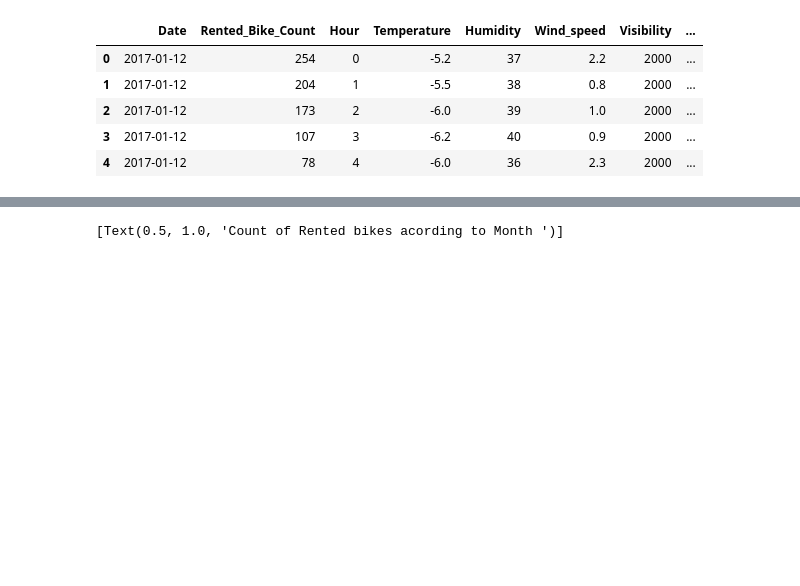
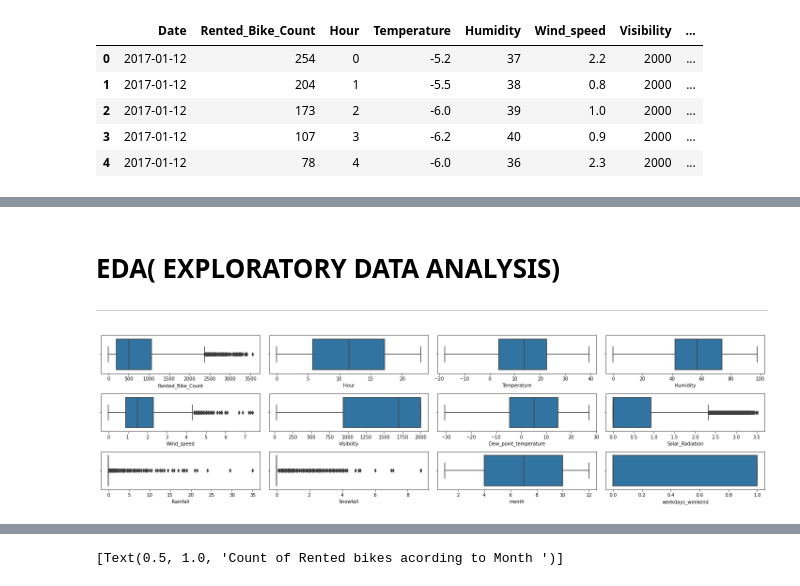
Before and after one commit to Anas182000/BIKE-SHARING-DEMAND-PREDICTION, a Jupyter notebook: Copy_of_Bike_Sharing_Demand_Prediction_Capstone_Project.ipynb, the cells around one changed output, grey strips where cells are left out. Saved outputs shown, nothing was run; the diff lists cells and outputs as text; code cells hidden in the pictures; blank space fills up the shorter version.

```diff
--- a/Copy_of_Bike_Sharing_Demand_Prediction_Capstone_Project.ipynb
+++ b/Copy_of_Bike_Sharing_Demand_Prediction_Capstone_Project.ipynb
@@ -191,3 +195,22 @@ df_copy.head()
 | 2 | 173 | 2 | -6.0 | 39 | 1.0 | 2000 | -17.7 | ... |
 | 3 | 107 | 3 | -6.2 | 40 | 0.9 | 2000 | -17.6 | ... |
 | 4 | 78 | 4 | -6.0 | 36 | 2.3 | 2000 | -18.6 | ... |
+# %% [markdown]
+# **EDA( EXPLORATORY DATA ANALYSIS)**
+
+---
+# %%
+#CHECKING FOR OUTLIERS
+import warnings
+warnings.simplefilter(action='ignore',category=FutureWarning)
+plt.figure(figsize = (20, 10))
+num_it = 1
+
+for col in df_copy.describe().columns:
+    plt.subplot(6,4,num_it)
+    sns.boxplot(df_copy[col])
+    num_it+=1
+
+plt.tight_layout()
+# %% [output]
+[figure, added]
```
Also changed, not shown: parts of 97 cells of this notebook.
